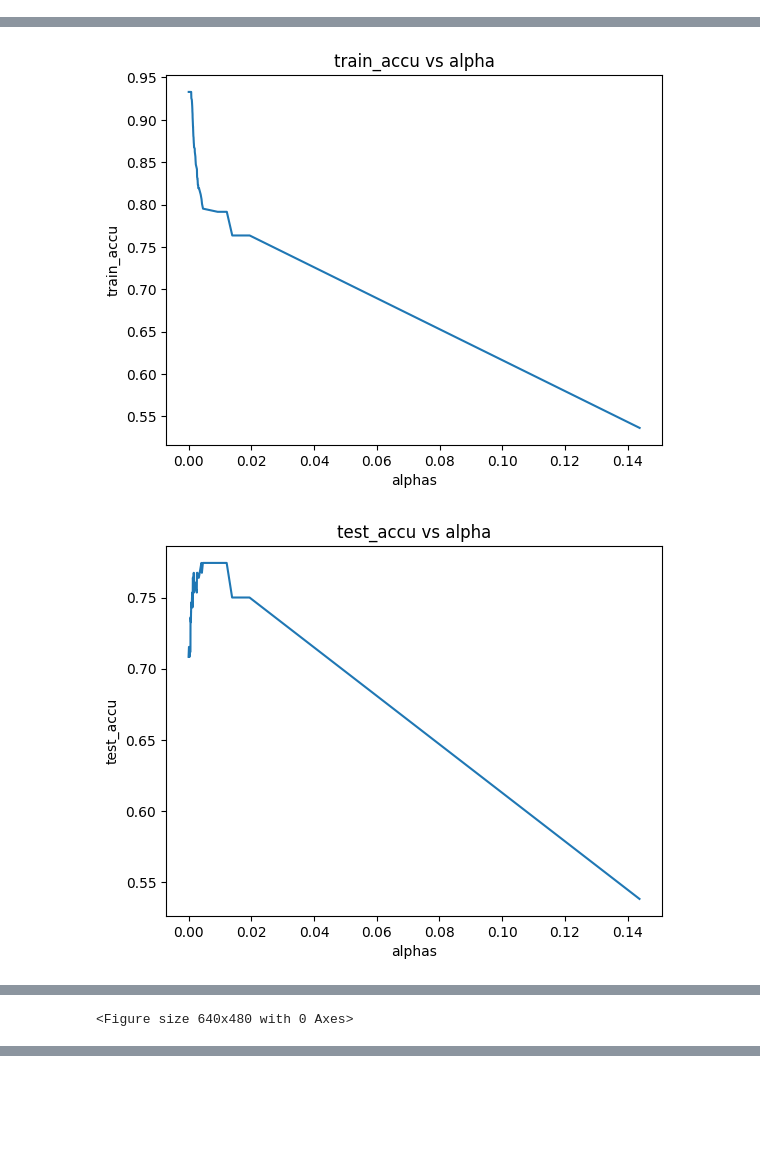
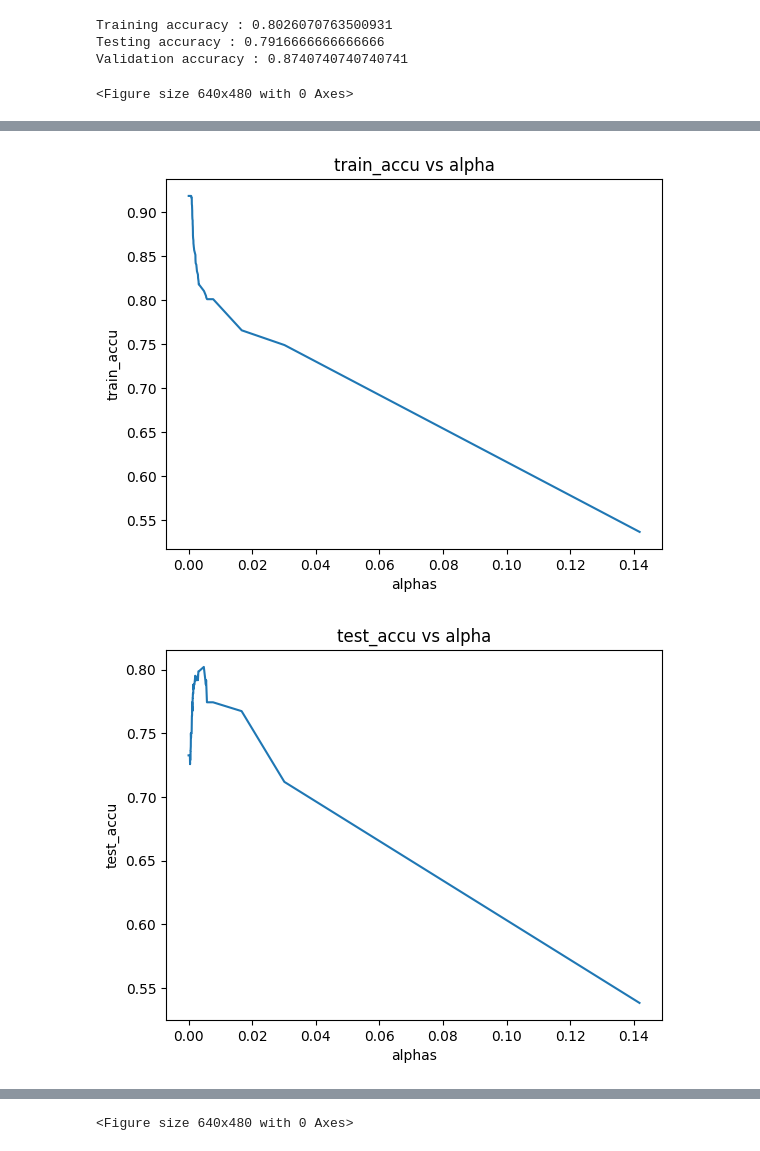
Before and after one commit to agSidharth/ml774, a Jupyter notebook: Assignment3/q1.1.ipynb, the cells around one changed output, grey strips where cells are left out. Drawn from its saved outputs; the diff is of its cells as text; code cells hidden in the pictures; blank space fills up the shorter version.

```diff
--- a/Assignment3/q1.1.ipynb
+++ b/Assignment3/q1.1.ipynb
@@ -15,7 +15,7 @@ from sklearn.impute import SimpleImputer
 import xgboost as xgb
 
 SEED = 50661
-DATA_IMPUTE = "mean"
+DATA_IMPUTE = "median"
 # %%
 # Initializing train/test/val file locations
 
@@ -166,6 +140,9 @@ depthList = []
 trainList = []
 testList = []
 valList = []
+
+best_clf = None
+best_val_acc = -1
 
 for thisAlpha in pruneDict["ccp_alphas"]:
     clf = DecisionTreeClassifier(ccp_alpha = thisAlpha,random_state = SEED)
@@ -183,9 +160,23 @@ for thisAlpha in pruneDict["ccp_alphas"]:
     Y_val_pred = clf.predict(X_val)
     valList.append(accuracy_score(Y_val,Y_val_pred))
 
+    if accuracy_score(Y_val,Y_val_pred)>best_val_acc:
+        best_val_acc = accuracy_score(Y_val,Y_val_pred)
+        best_clf = clf
+
 plotGraph(pruneDict,numNodesList,'num_nodes')
 plotGraph(pruneDict,depthList,'max_depth')
 plotGraph(pruneDict,trainList,'train_accu')
 plotGraph(pruneDict,testList,'test_accu')
 plotGraph(pruneDict,valList,'val_accu')
+
+#print(best_val_acc)
+printAccuracies(best_clf)
+tree.plot_tree(best_clf)
+plt.savefig("1.1.c.png")
+plt.figure()
 # %% [output]
+Training accuracy : 0.8026070763500931
+Testing accuracy : 0.7916666666666666
+Validation accuracy : 0.8740740740740741
+<Figure size 640x480 with 0 Axes>
@@ -194,2 +185,2 @@ plotGraph(pruneDict,valList,'val_accu')
-[figure, old version]
+[figure, new version]
-[figure, old version]
+[figure, new version]
@@ -197 +187,0 @@ plotGraph(pruneDict,valList,'val_accu')
-<Figure size 640x480 with 0 Axes>
@@ -198,3 +189,4 @@ plotGraph(pruneDict,valList,'val_accu')
+<Figure size 640x480 with 0 Axes>
 # %%
 # 1.d
 
```
Also changed, not shown: parts of 6 cells of this notebook, 6 other files.
